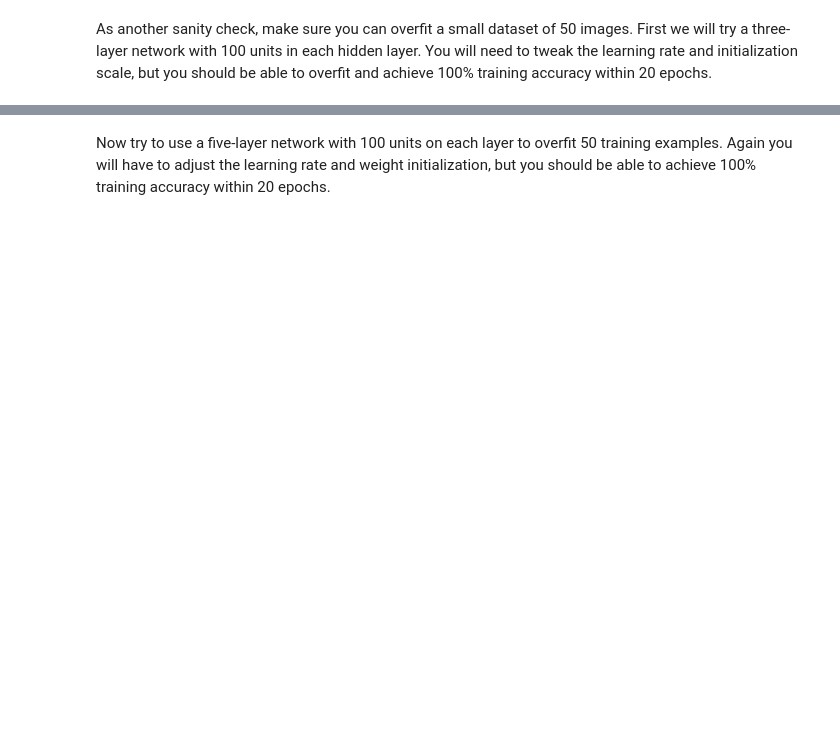
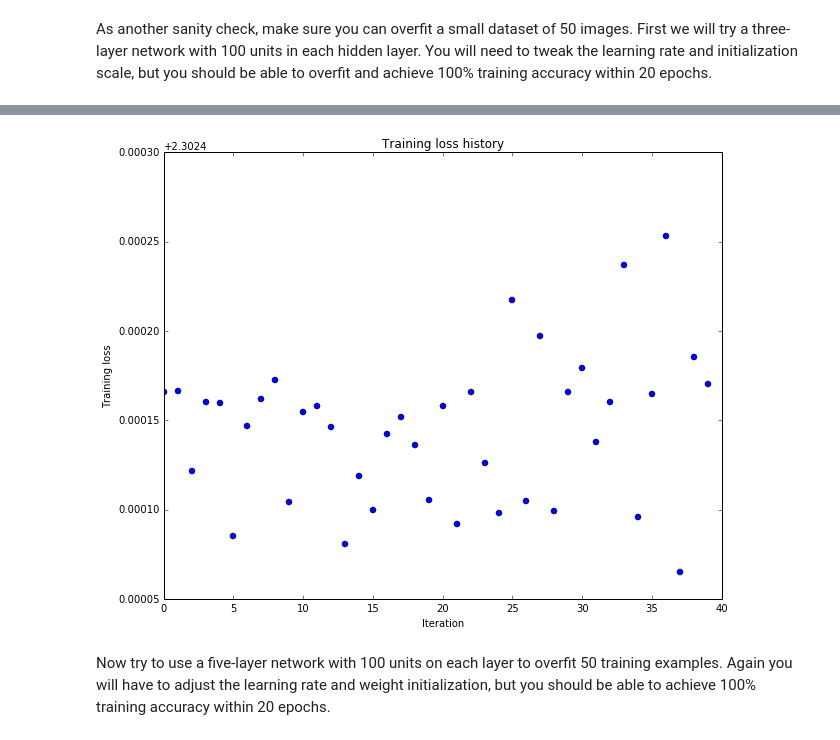
Before and after one commit to ases200q2/assignment2, a Jupyter notebook: FullyConnectedNets.ipynb, the cells around one changed output, grey strips where cells are left out. Saved outputs shown, nothing was run; the diff lists cells and outputs as text; code cells hidden in the pictures; blank space fills up the shorter version.

```diff
--- a/FullyConnectedNets.ipynb
+++ b/FullyConnectedNets.ipynb
@@ -410,8 +424,8 @@ small_data = {
   'y_val': data['y_val'],
 }
 
-weight_scale = 1e-2
-learning_rate = 1e-4
+weight_scale = 1e-3
+learning_rate = 1e-5
 model = FullyConnectedNet([100, 100],
               weight_scale=weight_scale, dtype=np.float64)
 solver = Solver(model, small_data,
@@ -428,3 +442,4 @@ plt.title('Training loss history')
 plt.xlabel('Iteration')
 plt.ylabel('Training loss')
 plt.show()
+# %% [output]
@@ -431,3 +463,4 @@ plt.show()
+[figure, added]
 # %% [markdown]
 Now try to use a five-layer network with 100 units on each layer to overfit 50 training examples. Again you will have to adjust the learning rate and weight initialization, but you should be able to achieve 100% training accuracy within 20 epochs.
 # %%
```
Also changed, not shown: parts of 3 cells of this notebook, 1 other file.
